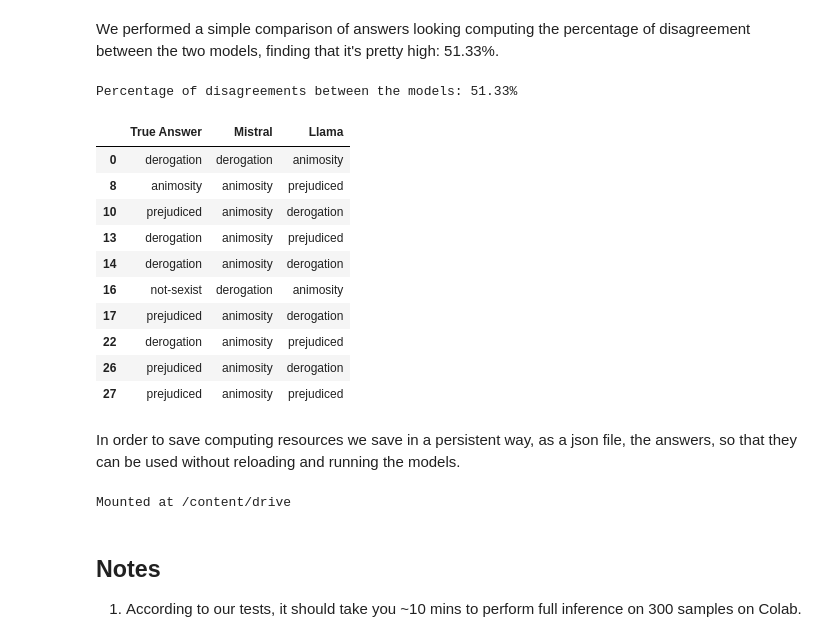
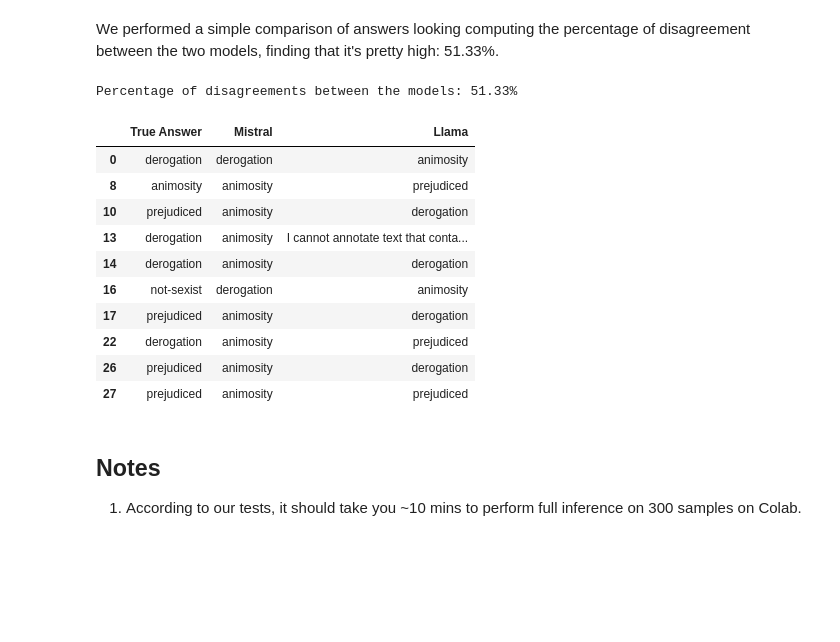
Before and after one commit to mattialodi0/progNLP, a Jupyter notebook: assignment-2/Assignment_2.ipynb, the cells around one changed output. Drawn from its saved outputs; the diff is of its cells as text; code cells hidden in the pictures; blank space fills up the shorter version.

```diff
--- a/assignment-2/Assignment_2.ipynb
+++ b/assignment-2/Assignment_2.ipynb
@@ -504,7 +497,7 @@ Below we implement the two required functions. To the generate_responses I have
 - model_name just to use the correct answer extractor function;
 - tokenizer to decode the answers.
 # %%
-def generate_responses_batched(model, tokenizer, prompt_examples, model_name):
+def generate_responses(model, tokenizer, prompt_examples, model_name):
   """
     This function implements the inference loop for a LLM model.
     Given a set of examples, the model is tasked to generate
@@ -537,7 +530,7 @@ def generate_responses_batched(model, tokenizer, prompt_examples, model_name):
       )
       raw_response = tokenizer.batch_decode(response,
                                             skip_special_tokens=True)
-      extractor = extract_response_warped(model_name)
+      extractor = extract_warped(model_name)
       raw_response = [extractor(resp) for resp in raw_response]
       responses.extend(raw_response)
   return responses
@@ -633,5 +626,5 @@ Now we can use the models to generate responses, storing them in two separate li
 mistral_tokenizer.pad_token = mistral_tokenizer.eos_token
 llama_tokenizer.pad_token = llama_tokenizer.eos_token
 
-mistral_answers = generate_responses_batched(mistral_model, mistral_tokenizer, mistral_loader, 'mistral')
-llama_answers = generate_responses_batched(llama_model, llama_tokenizer, llama_loader, 'llama')
+mistral_answers = generate_responses(mistral_model, mistral_tokenizer, mistral_loader, 'mistral')
+llama_answers = generate_responses(llama_model, llama_tokenizer, llama_loader, 'llama')
@@ -646,43 +665,28 @@ print(np.unique(mistral_answers, return_counts=True))
 # %% [markdown]
 We performed a simple comparison of answers looking computing the percentage of disagreement between the two models, finding that it's pretty high: 51.33%.
 # %%
-answers = pd.DataFrame({
+disagreeing_answers = pd.DataFrame({
             "True Answer": df['label_category'],
             "Mistral": mistral_answers,
             "Llama": llama_answers
           })
 
-print(f"Percentage of disagreements between the models: {((answers['Mistral'] != answers['Llama']).sum() / 3):.2f}%")
-disagreeing_answers = answers[answers['Mistral'] != answers['Llama']]
-disagreeing_answers.head(10)
+print(f"Percentage of disagreements between the models: {((disagreeing_answers['Mistral'] != disagreeing_answers['Llama']).sum() / 3):.2f}%")
+vis_disagreeing_answers = disagreeing_answers[disagreeing_answers['Mistral'] != disagreeing_answers['Llama']]
+vis_disagreeing_answers.head(10)
 # %% [output]
 Percentage of disagreements between the models: 51.33%
 |  | True Answer | Mistral | Llama |
 | 0 | derogation | derogation | animosity |
 | 8 | animosity | animosity | prejudiced |
 | 10 | prejudiced | animosity | derogation |
-| 13 | derogation | animosity | prejudiced |
+| 13 | derogation | animosity | I cannot annotate text that conta... |
 | 14 | derogation | animosity | derogation |
 | 16 | not-sexist | derogation | animosity |
 | 17 | prejudiced | animosity | derogation |
 | 22 | derogation | animosity | prejudiced |
 | 26 | prejudiced | animosity | derogation |
 | 27 | prejudiced | animosity | prejudiced |
-# %% [markdown]
-In order to save computing resources we save in a persistent way, as a json file, the answers, so that they can be used without reloading and running the models.
-# %%
-def save_answers(answers1, answers2, model_names = ['Mistral', 'Llama'], filename='zero_shot_answers.json'):
-    drive.mount('/content/drive')
-    path = f'/content/drive/MyDrive/NLP_tutorials/{filename}'
-
-    data = {model_names[0]: answers1, model_names[1]: answers2}
-
-    with open(path, 'w') as f:
-        json.dump(data, f, indent=2)
-
-save_answers(mistral_answers, llama_answers)
-# %% [output]
-Mounted at /content/drive
 # %% [markdown]
 ## Notes
 
```
Also changed, not shown: parts of 43 cells of this notebook.
